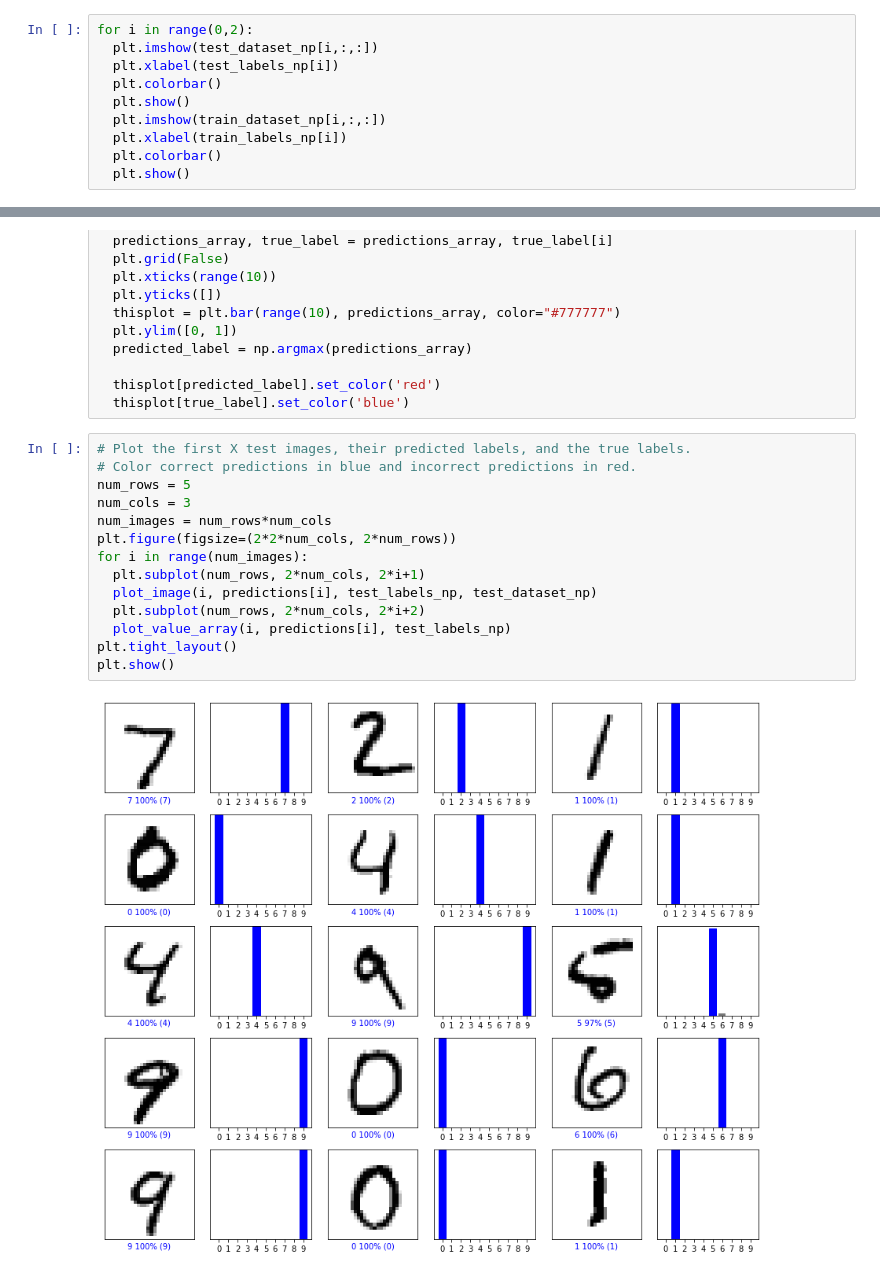
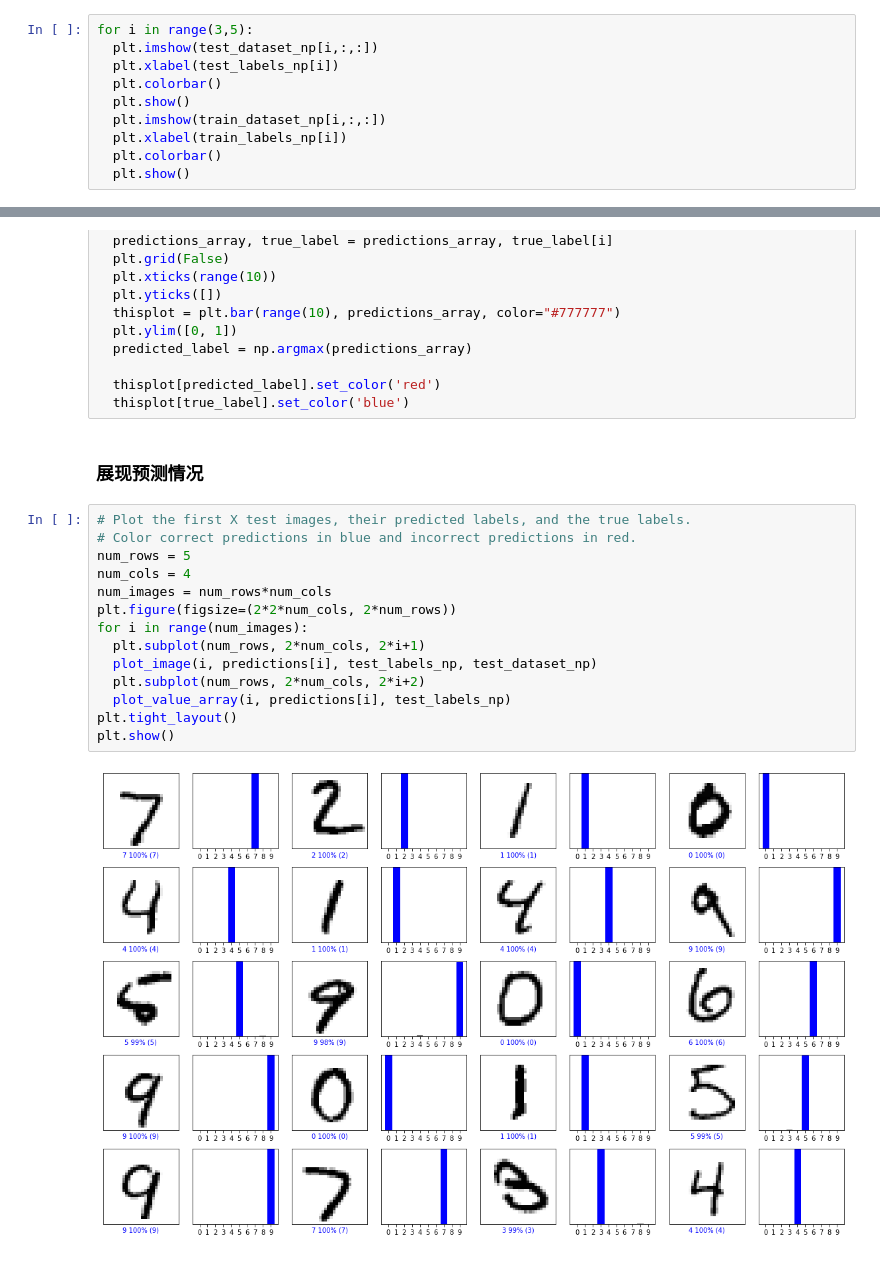
Before and after one commit to Phantom-Ren/PR_TH, a Jupyter notebook: Linear1.ipynb, the cells around one changed output, grey strips where cells are left out. Drawn from its saved outputs; the diff is of its cells as text.

```diff
--- a/Linear1.ipynb
+++ b/Linear1.ipynb
@@ -68,5 +90,5 @@ test_dataset_np=test_dataset_np/255.0
 # %%
-for i in range(0,2):
+for i in range(3,5):
   plt.imshow(test_dataset_np[i,:,:])
   plt.xlabel(test_labels_np[i])
   plt.colorbar()
@@ -175,19 +212,21 @@ def plot_value_array(i, predictions_array, true_label):
 
   thisplot[predicted_label].set_color('red')
   thisplot[true_label].set_color('blue')
+# %% [markdown]
+### 展现预测情况
 # %%
 # Plot the first X test images, their predicted labels, and the true labels.
 # Color correct predictions in blue and incorrect predictions in red.
 num_rows = 5
-num_cols = 3
+num_cols = 4
 num_images = num_rows*num_cols
 plt.figure(figsize=(2*2*num_cols, 2*num_rows))
 for i in range(num_images):
   plt.subplot(num_rows, 2*num_cols, 2*i+1)
   plot_image(i, predictions[i], test_labels_np, test_dataset_np)
   plt.subplot(num_rows, 2*num_cols, 2*i+2)
   plot_value_array(i, predictions[i], test_labels_np)
 plt.tight_layout()
 plt.show()
 # %% [output]
-[figure, old version]
+[figure, new version]
```
Also changed, not shown: parts of 23 cells of this notebook.
